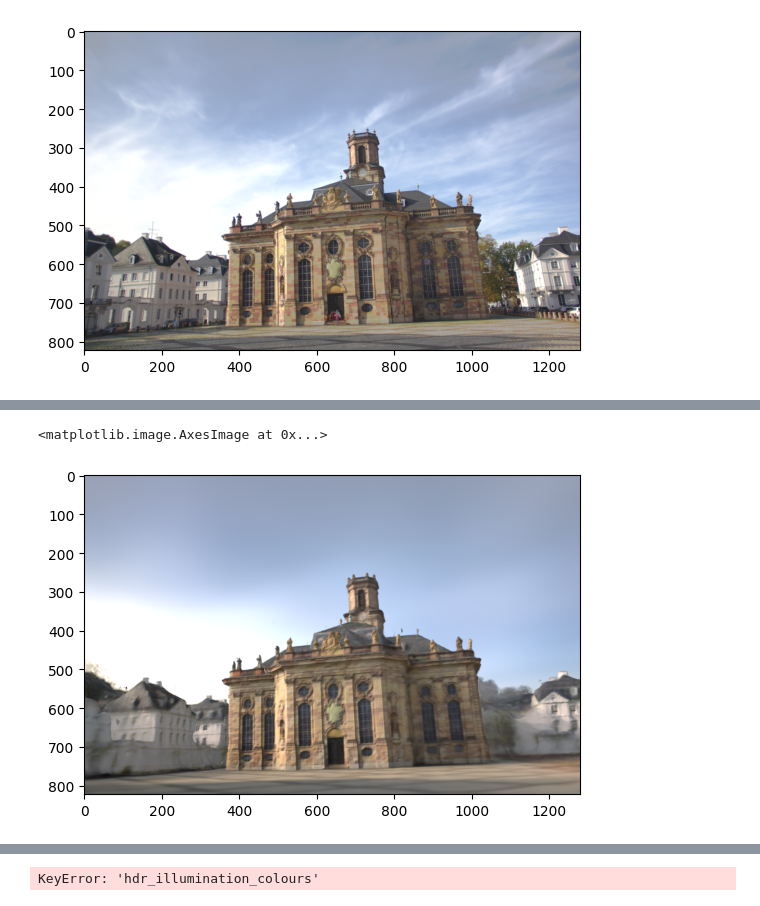
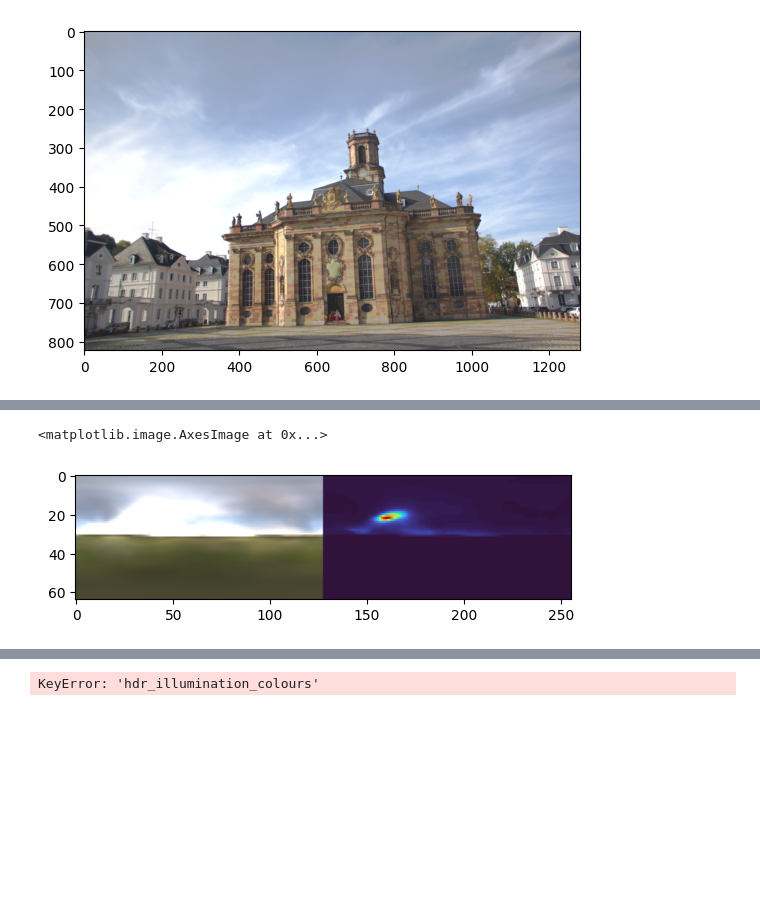
Before and after one commit to JADGardner/neusky, a Jupyter notebook: notebooks/test.ipynb, the cells around one changed output, grey strips where cells are left out. Cells and saved outputs as stored; diff of their text form; code cells hidden in the pictures; blank space fills up the shorter version.

```diff
--- a/notebooks/test.ipynb
+++ b/notebooks/test.ipynb
@@ -63 +66,13 @@ Caching all 95 images.
 ... (7 outputs left out)
+# %%
+### This is for NeRF-OSR relighting benchmark ###
+session_image_idxs = datamanager.eval_dataset.metadata["session_holdout_indices"] # idx of holdout relative to session
+session_to_indices = datamanager.eval_dataset.metadata["session_to_indices"] # maps session idx to image idxs
+datamanager.indices_to_session = datamanager.eval_dataset.metadata["indices_to_session"] # maps image idxs to session idxs
+# currently session_image_idxs is the image idxs relative to session
+# but we want it to be relative to the whole dataset
+image_idxs_holdout = [
+    session_to_indices[key][index] for key, index in zip(session_to_indices.keys(), session_image_idxs)
+]
+image_batch = datamanager.eval_dataset[image_idxs_holdout[4]]
+plt.imshow(image_batch['image'].cpu().numpy())
@@ -79,7 +107,7 @@ model.viewing_training_image = False
 [interactive output not drawn]
 [interactive output not drawn]
 # %%
-plt.imshow(model_output['rgb'].cpu().numpy())
+plt.imshow(images_dict['reni_envmap'].cpu().numpy())
 # %% [output]
 <matplotlib.image.AxesImage at 0x...>
-[figure, old version]
+[figure, new version]
```
Also changed, not shown: parts of 9 cells of this notebook, 9 other files.
